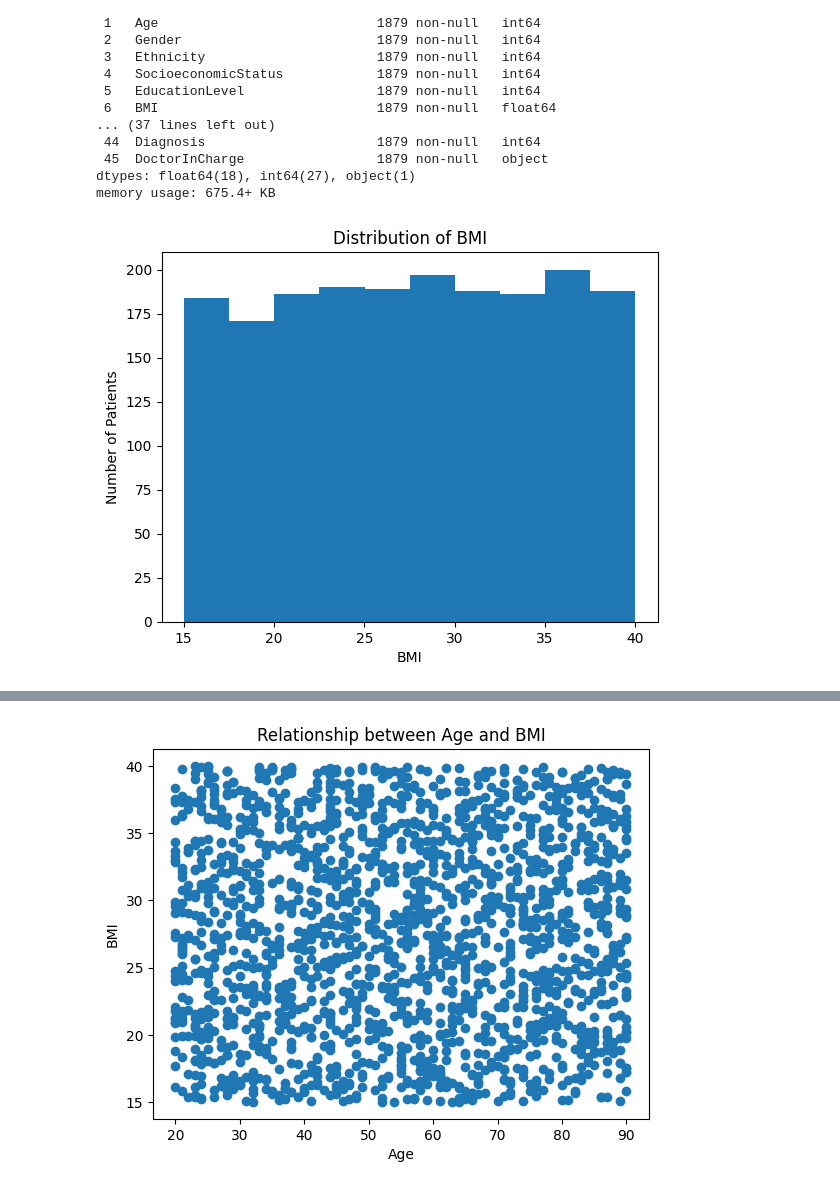
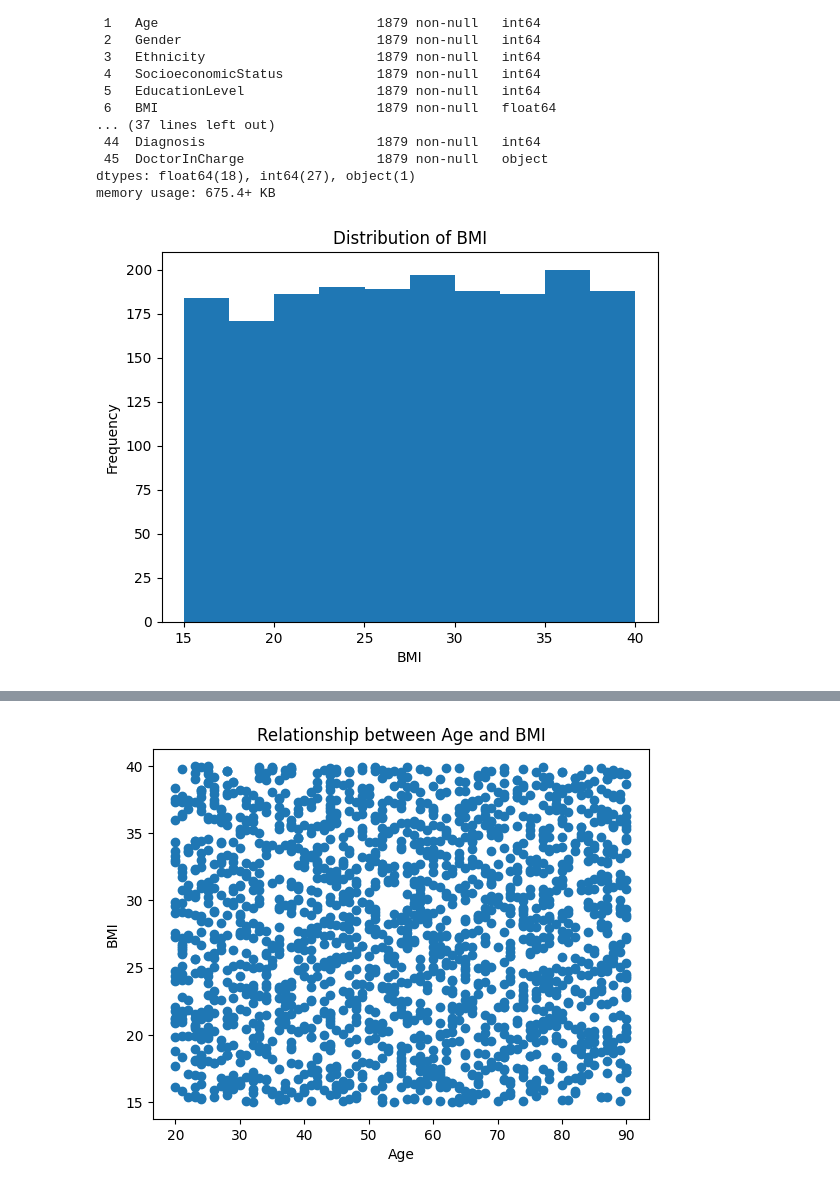
Before and after one commit to reemajedz99/IT326-Diabetes, a Jupyter notebook: 2 different plotting.ipynb, the cells around one changed output, grey strips where cells are left out. Drawn from its saved outputs; the diff is of its cells as text; code cells hidden in the pictures.

```diff
--- a/2 different plotting.ipynb
+++ b/2 different plotting.ipynb
@@ -41,10 +41,10 @@ memory usage: 675.4+ KB
 # %%
 import matplotlib.pyplot as plt
 
 plt.hist(df["BMI"], bins=10)
 plt.xlabel("BMI")
-plt.ylabel("Number of Patients")
+plt.ylabel("Frequency")
 plt.title("Distribution of BMI")
 plt.show()
 # %% [output]
-[figure, old version]
+[figure, new version]
```
Also changed, not shown: parts of 2 cells of this notebook.
